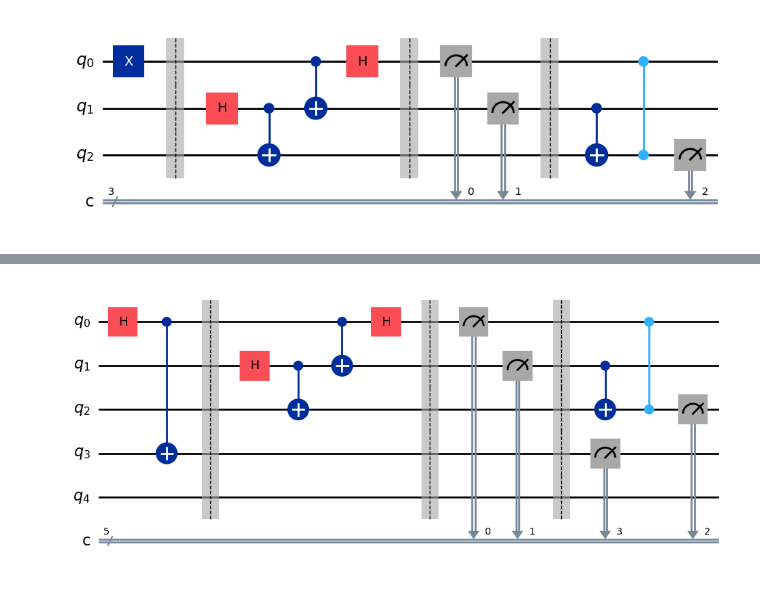
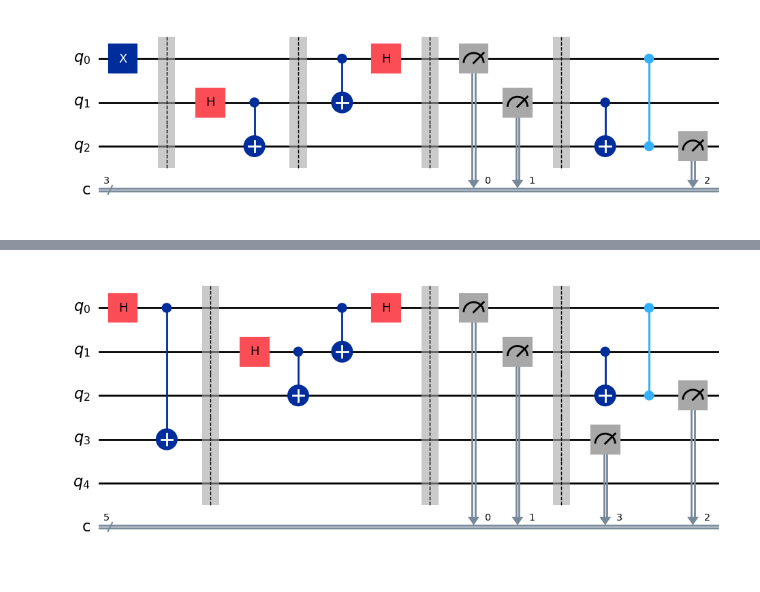
Before and after one commit to egabrielsen/quantum-computing, a Jupyter notebook: circuits/algorithms/quantum-teleportation/qiskit_teleportation.ipynb, the cells around one changed output, grey strips where cells are left out. Cells and saved outputs as stored; diff of their text form; code cells hidden in the pictures.

```diff
--- a/circuits/algorithms/quantum-teleportation/qiskit_teleportation.ipynb
+++ b/circuits/algorithms/quantum-teleportation/qiskit_teleportation.ipynb
@@ -21,24 +22,50 @@ def execute_and_plot(circuit, shots):
     # Plot a histogram of the measurement results
     return plot_histogram(counts)
 # %%
+# Quantum Teleportation Circuit Example
+
+from qiskit import QuantumCircuit
+
+# Create a quantum circuit with 3 qubits and 3 classical bits
+# Qubit 0: State to teleport (Alice's qubit)
+# Qubit 1: Alice's entangled qubit
+# Qubit 2: Bob's entangled qubit
 circuit = QuantumCircuit(3, 3)
 
-circuit.x(0)
+# Step 1: Prepare the state to teleport (e.g., |1⟩)
+circuit.x(0)             # You can change this to any state preparation
+
 circuit.barrier()
-circuit.h(1)
-circuit.cx(1,2)
-circuit.cx(0,1)
-circuit.h(0)
+
+# Step 2: Create a Bell pair between qubit 1 and qubit 2
+circuit.h(1)             # Hadamard on qubit 1
+circuit.cx(1, 2)         # CNOT: qubit 1 (control), qubit 2 (target)
+
 circuit.barrier()
-circuit.measure(0,0)
-circuit.measure(1,1)
+
+# Step 3: Alice entangles her qubits (0 and 1)
+circuit.cx(0, 1)         # CNOT: qubit 0 (control), qubit 1 (target)
+circuit.h(0)             # Hadamard on qubit 0
+
 circuit.barrier()
-circuit.cx(1,2)
-circuit.cz(0,2)
-circuit.measure(2,2)
+
+# Step 4: Alice measures her qubits and sends the results to Bob
+circuit.measure(0, 0)    # Measure qubit 0 into classical bit 0
+circuit.measure(1, 1)    # Measure qubit 1 into classical bit 1
+
+circuit.barrier()
+
+# Step 5: Bob applies conditional operations based on Alice's results
+circuit.cx(1, 2)         # If classical bit 1 is 1, apply X to qubit 2
+circuit.cz(0, 2)         # If classical bit 0 is 1, apply Z to qubit 2
+
+# Step 6: Measure Bob's qubit to verify teleportation
+circuit.measure(2, 2)
+
+# Draw the circuit
 circuit.draw(output='mpl')
 # %% [output]
-[figure, old version]
+[figure, new version]
 # %%
 execute_and_plot(circuit, 1024)
 # %% [output]
```
Also changed, not shown: parts of 3 cells of this notebook, 10 other files.
